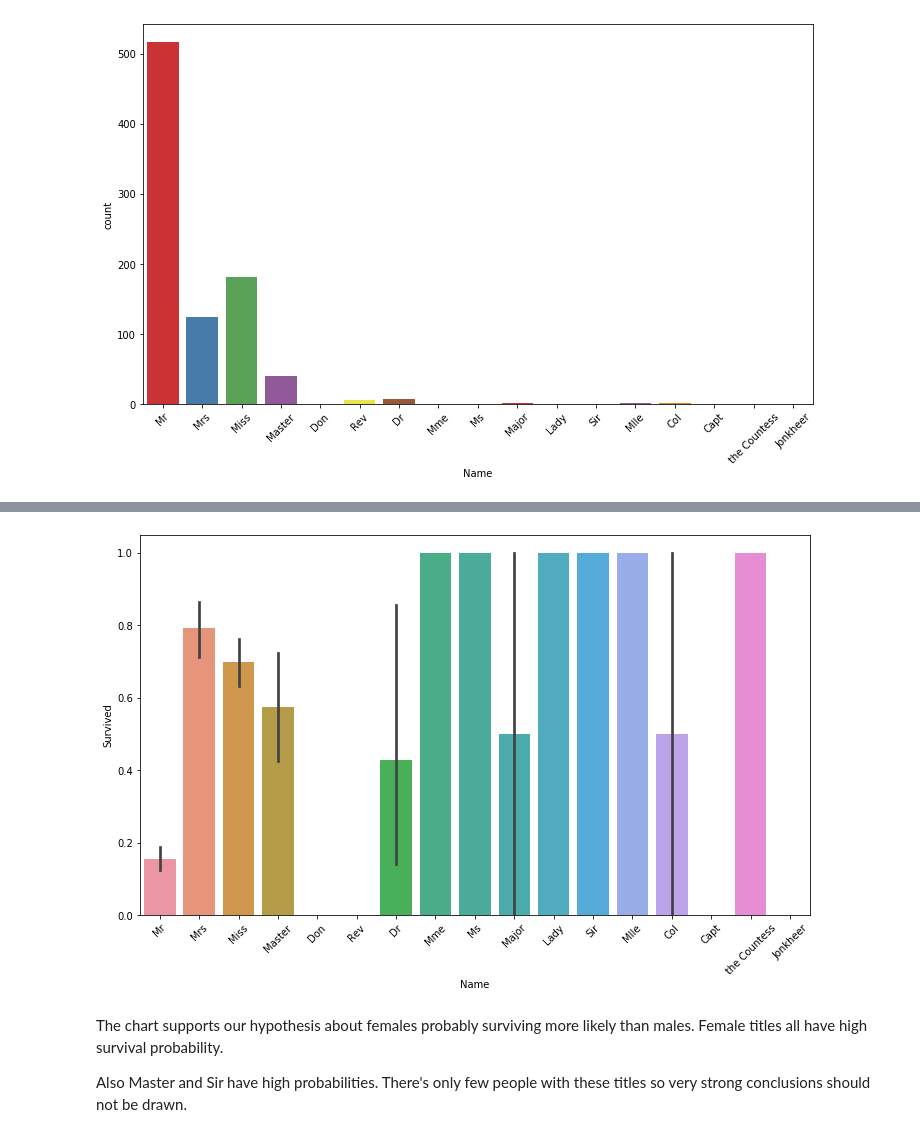
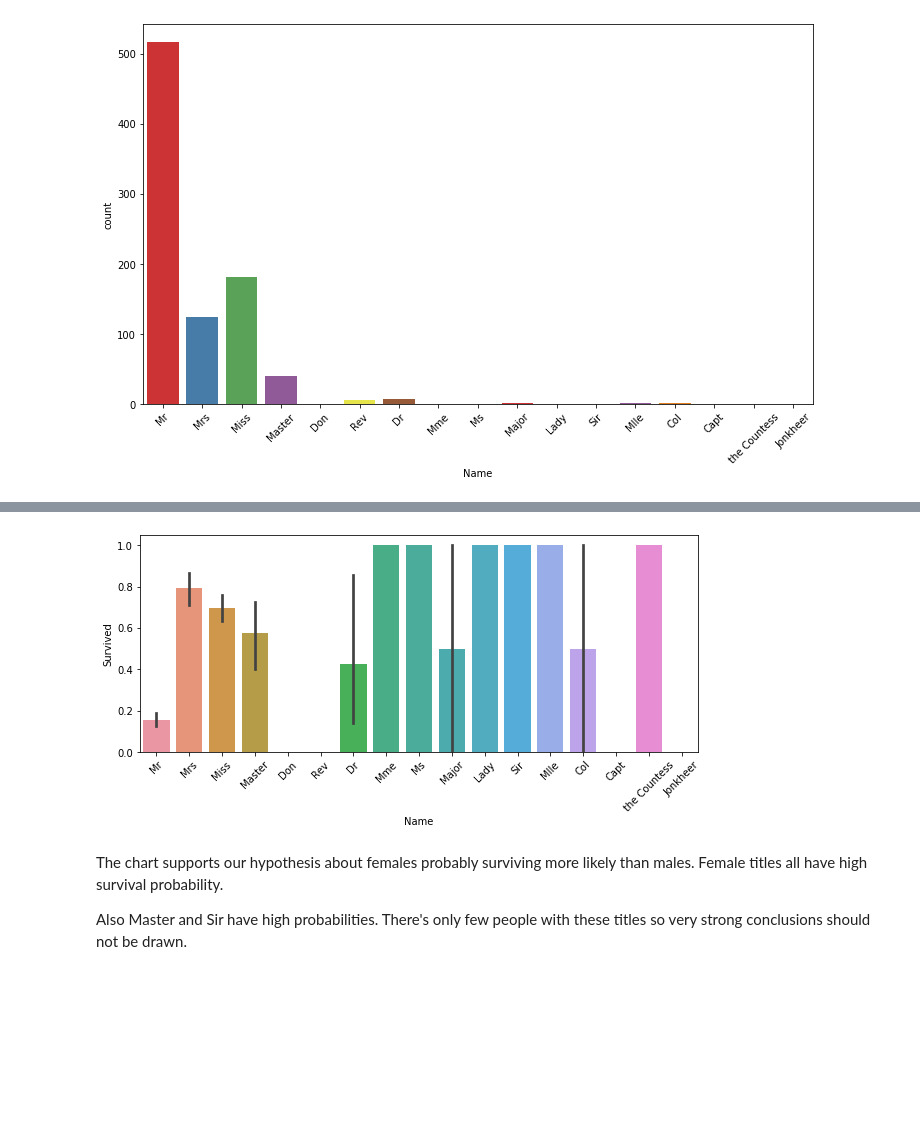
Before and after one commit to laaksonel/machine-learning, a Jupyter notebook: titanic/Titanic.ipynb, the cells around one changed output, grey strips where cells are left out. Drawn from its saved outputs; the diff is of its cells as text; code cells hidden in the pictures; blank space fills up the shorter version.

```diff
--- a/titanic/Titanic.ipynb
+++ b/titanic/Titanic.ipynb
@@ -306,11 +341,11 @@ Lady              1
 Name: Name, dtype: int64
 # %%
-plt.figure(figsize=(12,7))
+plt.figure(figsize=(10,4))
 chart = sns.barplot(x=titles, y='Survived', data=train_data)
 chart.set_xticklabels(chart.get_xticklabels(), rotation=45)
 plt.show()
 # %% [output]
-[figure, old version]
+[figure, new version]
 # %% [markdown]
 The chart supports our hypothesis about females probably surviving more likely than males.
 Female titles all have high survival probability.
```
Also changed, not shown: parts of 12 cells of this notebook.
